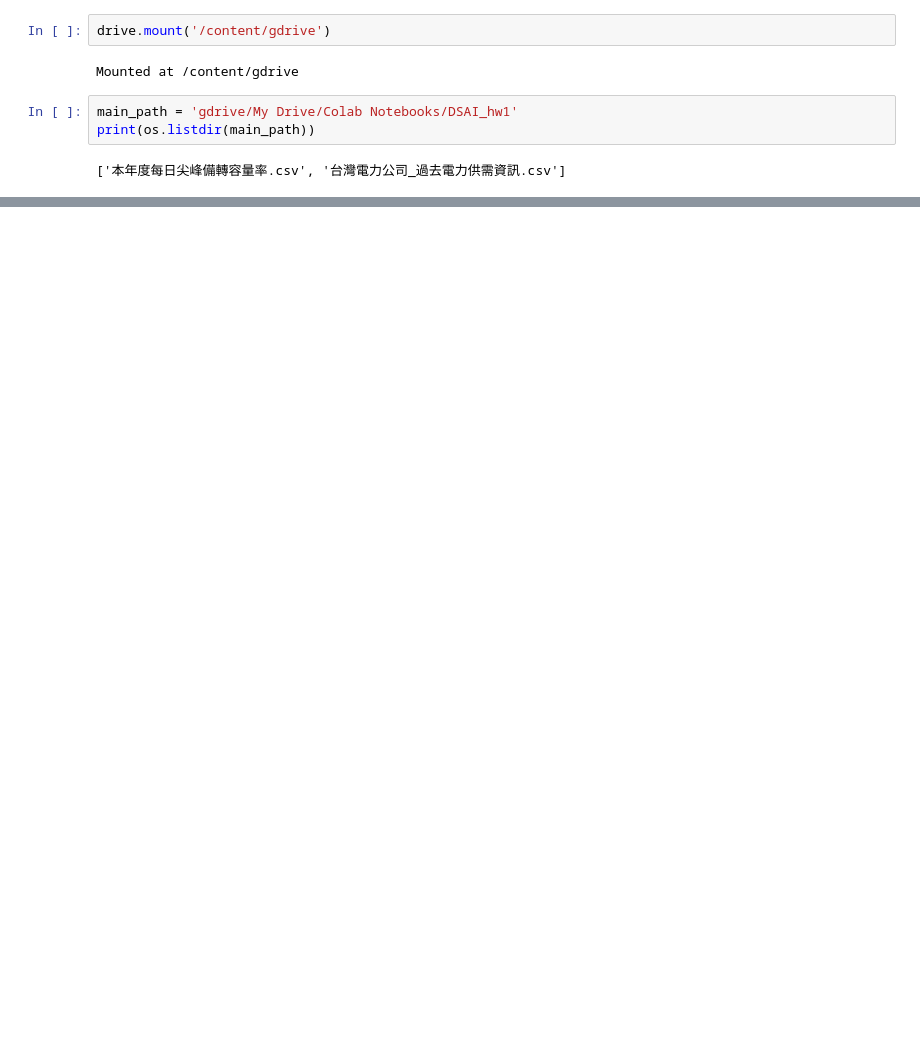
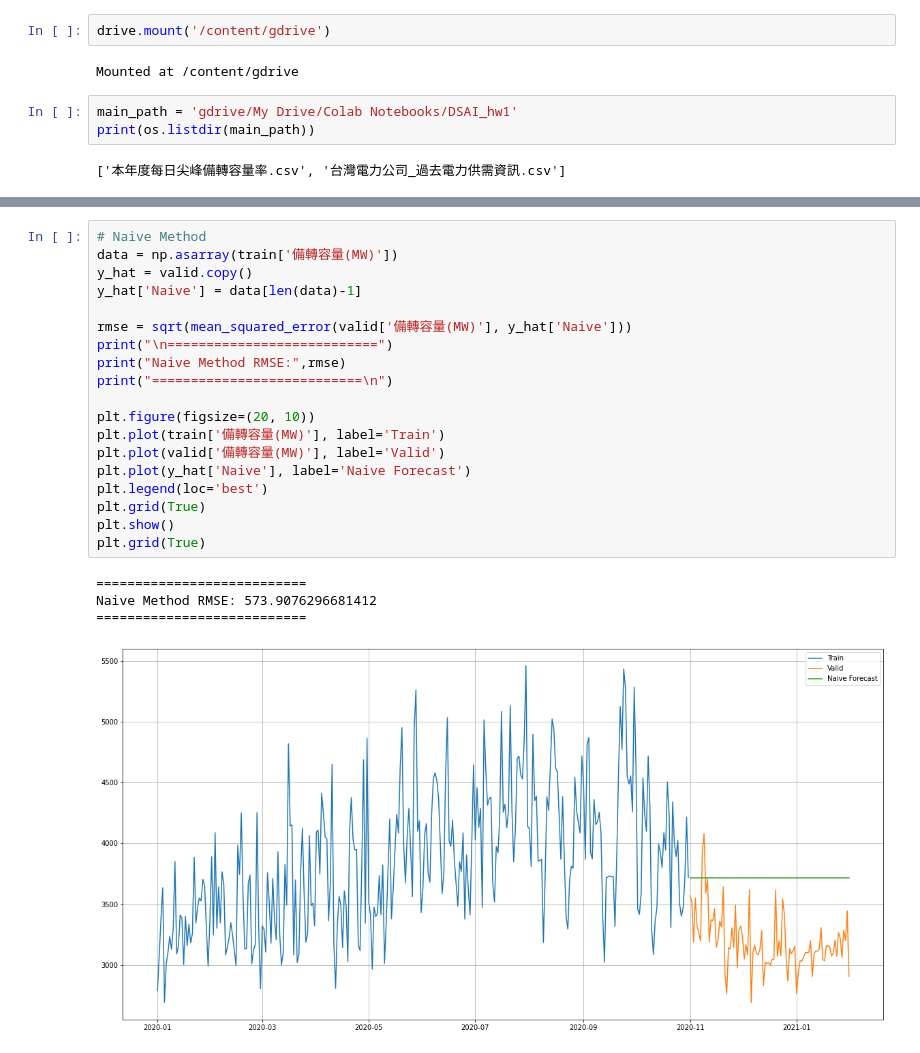
Before and after one commit to Howeng98/DSAI_HW1, a Jupyter notebook: DSAI_hw1.ipynb, the cells around one changed output, grey strips where cells are left out. Saved outputs shown, nothing was run; the diff lists cells and outputs as text; blank space fills up the shorter version.

```diff
--- a/DSAI_hw1.ipynb
+++ b/DSAI_hw1.ipynb
@@ -165,0 +147,24 @@ print(rms)
+# %%
+# Naive Method
+data = np.asarray(train['備轉容量(MW)'])
+y_hat = valid.copy()
+y_hat['Naive'] = data[len(data)-1]
+
+rmse = sqrt(mean_squared_error(valid['備轉容量(MW)'], y_hat['Naive']))
+print("\n===========================")
+print("Naive Method RMSE:",rmse)
+print("===========================\n")
+
+plt.figure(figsize=(20, 10))
+plt.plot(train['備轉容量(MW)'], label='Train')
+plt.plot(valid['備轉容量(MW)'], label='Valid')
+plt.plot(y_hat['Naive'], label='Naive Forecast')
+plt.legend(loc='best')
+plt.grid(True)
+plt.show()
+plt.grid(True)
+# %% [output]
+===========================
+Naive Method RMSE: 573.9076296681412
+===========================
+[figure, added]
```
Also changed, not shown: parts of 17 cells of this notebook.
